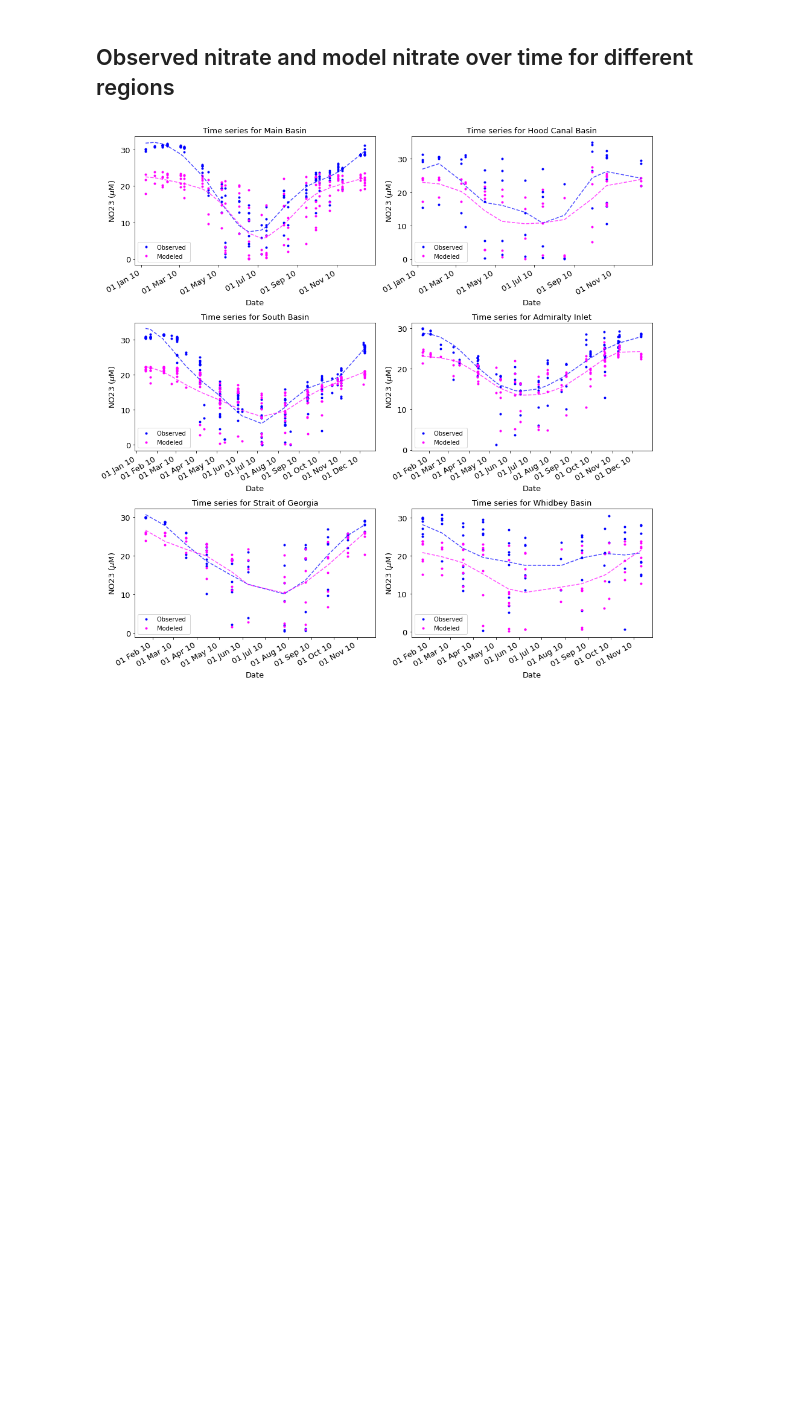
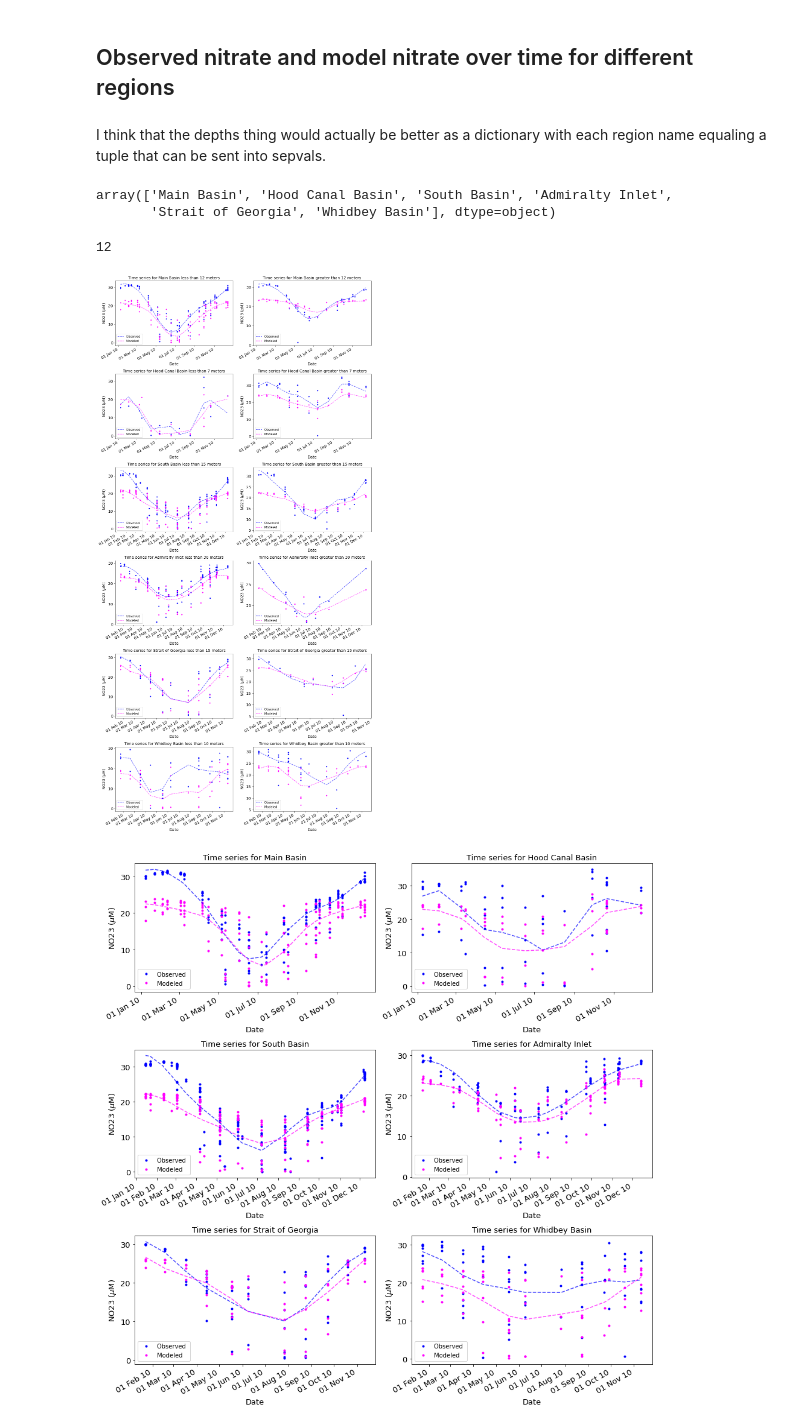
Before and after one commit to SalishSeaCast/analysis-keegan, a Jupyter notebook: notebooks/Evaluations/Timeseries_Base_Puget_Evaluation.ipynb, the cells around one changed output. Cells and saved outputs as stored; diff of their text form; code cells hidden in the pictures; blank space fills up the shorter version.

```diff
--- a/notebooks/Evaluations/Timeseries_Base_Puget_Evaluation.ipynb
+++ b/notebooks/Evaluations/Timeseries_Base_Puget_Evaluation.ipynb
@@ -158,3 +158,23 @@ ax.legend(handles=ps,bbox_to_anchor=[1,.9,0,0])
 [figure]
 # %% [markdown]
 ## Observed nitrate and model nitrate over time for different regions
+# %% [markdown]
+I think that the depths thing would actually be better as a dictionary with each region name equaling a tuple that can be sent into sepvals.
+# %%
+data.Basin.unique()
+# %% [output]
+array(['Main Basin', 'Hood Canal Basin', 'South Basin', 'Admiralty Inlet',
+       'Strait of Georgia', 'Whidbey Basin'], dtype=object)
+# %%
+regdepths= {
+    'Main Basin': (12,12),
+    'Hood Canal Basin': (7,7),
+    'Whidbey Basin': (10,10),
+    'South Basin': (15,15),
+    'Admiralty Inlet': (30,30),
+    'Strait of Georgia': (15,15),
+}
+# %%
+regdepths['Main Basin'][0]
+# %% [output]
+12
@@ -161 +227,5 @@ ax.legend(handles=ps,bbox_to_anchor=[1,.9,0,0])
+# %%
+ax=TsByRegion(datreg,data.Basin.unique(),obsvar,modvar,year,regdepths,trendline=True)
+# %% [output]
+[figure, added]
 # %%
```
Also changed, not shown: parts of 10 cells of this notebook, 7 other files.
